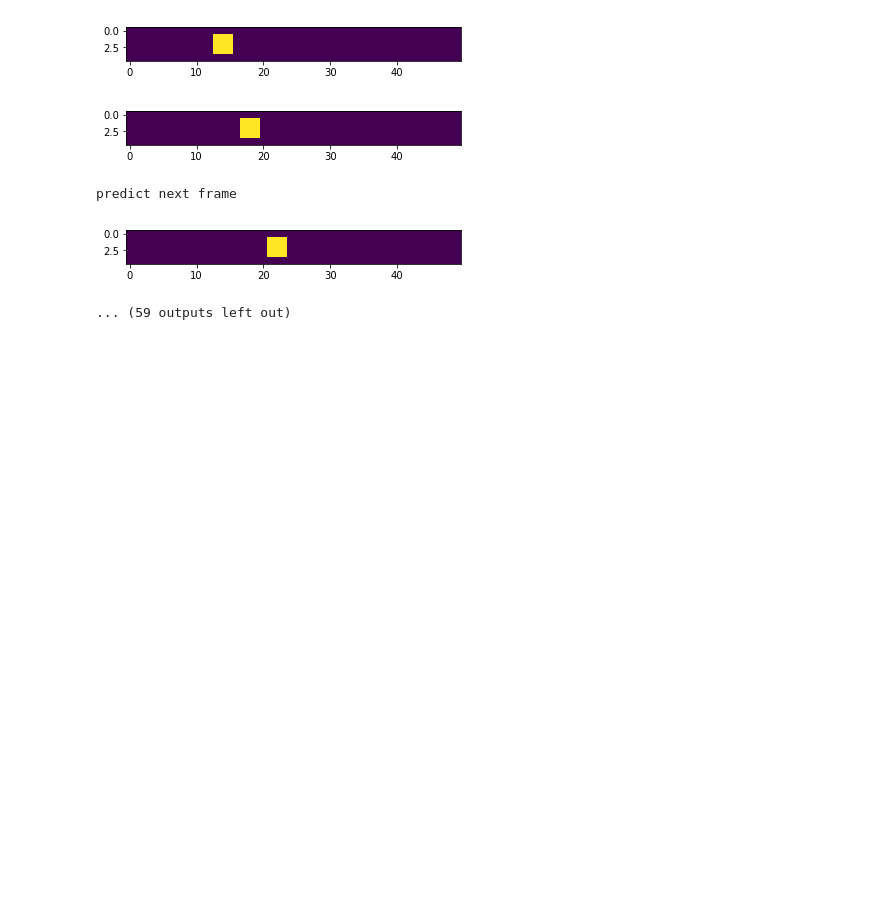
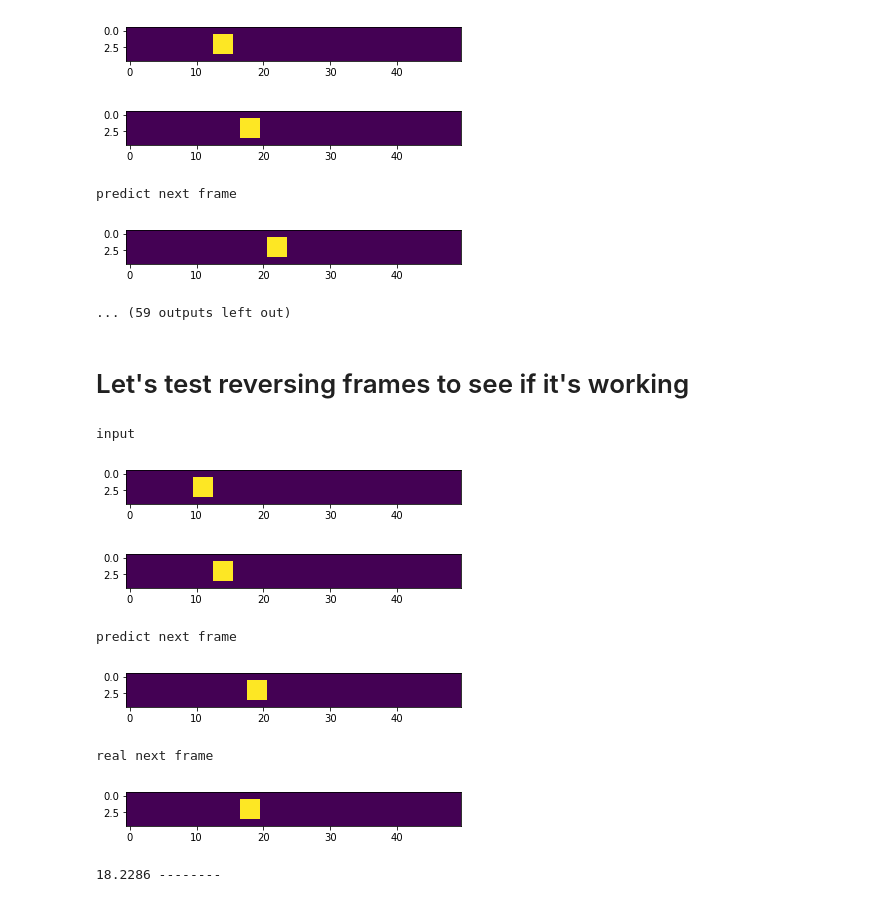
Before and after one commit to ZackAkil/understanding-recurrent-convolutional-neural-networks, a Jupyter notebook: Testing CNN vs RCNN using synthetic data.ipynb, the cells around one changed output. Cells and saved outputs as stored; diff of their text form; code cells hidden in the pictures; blank space fills up the shorter version.

```diff
--- a/Testing CNN vs RCNN using synthetic data.ipynb
+++ b/Testing CNN vs RCNN using synthetic data.ipynb
@@ -272,3 +272,38 @@ input
 predict next frame
 [figure]
 ... (59 outputs left out)
+# %% [markdown]
+# Let's test reversing frames to see if it's working
+# %%
+# first lets look at a frame and its prediction
+
+frame = chron_X_train[30]
+output = chron_y_train[30]
+
+single_frame = add_1(frame.reshape([1,*frame.shape]))
+pred = chron_model.predict(single_frame)[0][0]
+
+print('input')
+plt.imshow(frame[0])
+plt.show()
+
+plt.imshow(frame[1])
+plt.show()
+
+print('predict next frame')
+plt.imshow(box_gen.get_array_with_box_at_pos(pred))
+plt.show()
+
+print('real next frame')
+plt.imshow(box_gen.get_array_with_box_at_pos(output))
+plt.show()
+print(pred, '--------\n')
+# %% [output]
+input
+[figure, added]
+[figure, added]
+predict next frame
+[figure, added]
+real next frame
+[figure, added]
+18.2286 --------
```
Also changed, not shown: parts of 2 cells of this notebook, 1 other file.
